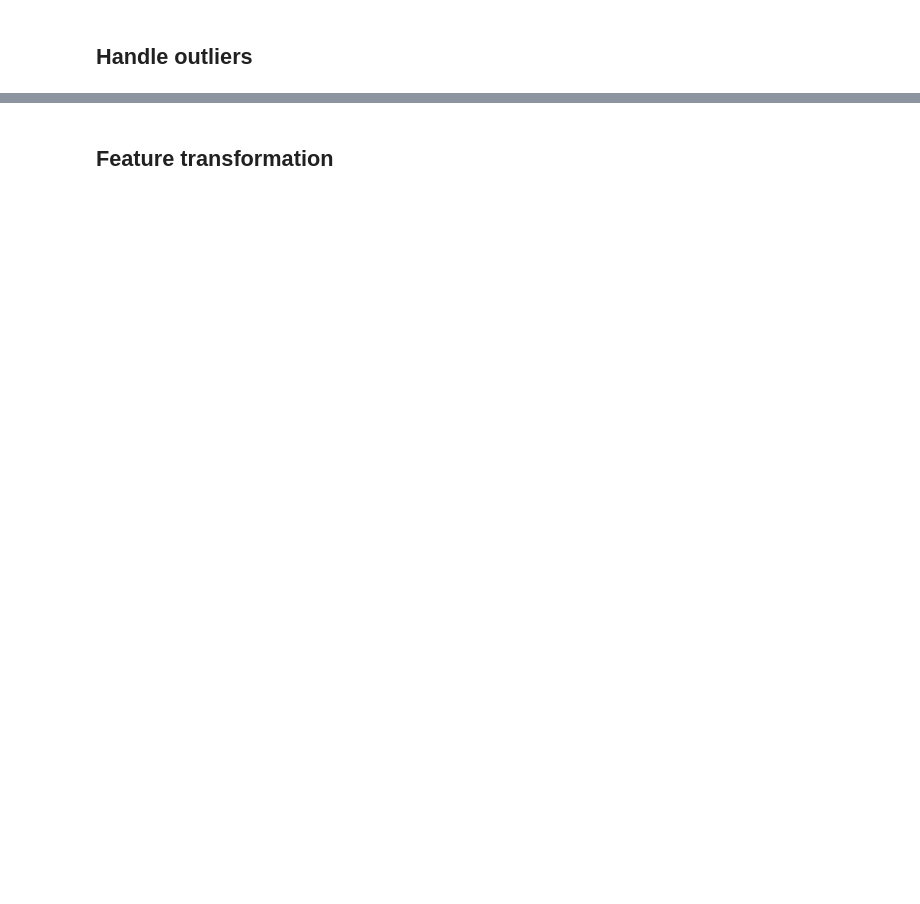
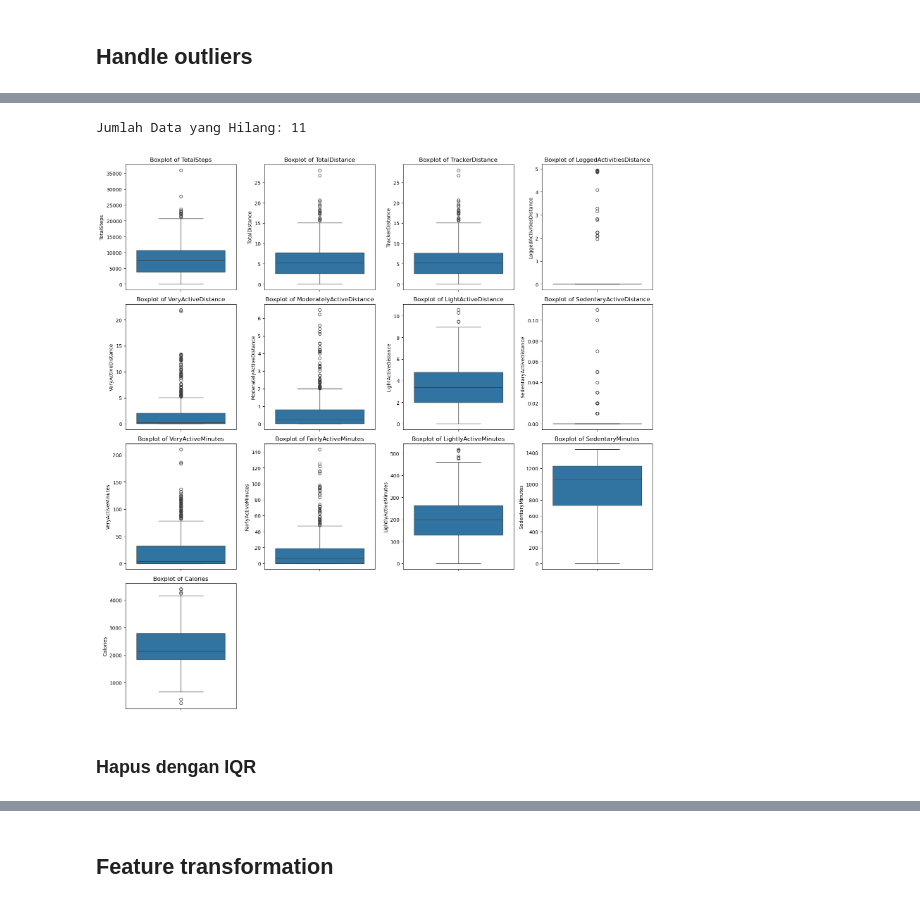
Before and after one commit to bintangphylosophie/Final-Project-Rakamin-FitBit-Tracker-Data, a Jupyter notebook: Preprocessing/Preprocessing_Asty.ipynb, the cells around one changed output, grey strips where cells are left out. Cells and saved outputs as stored; diff of their text form; code cells hidden in the pictures; blank space fills up the shorter version.

```diff
--- a/Preprocessing/Preprocessing_Asty.ipynb
+++ b/Preprocessing/Preprocessing_Asty.ipynb
@@ -8,0 +149,6 @@
+# %%
+col_with_outliers = [ 'TotalSteps', 'TotalDistance', 'TrackerDistance',
+       'LoggedActivitiesDistance', 'VeryActiveDistance',
+       'ModeratelyActiveDistance', 'LightActiveDistance',
+       'SedentaryActiveDistance', 'VeryActiveMinutes', 'FairlyActiveMinutes',
+       'LightlyActiveMinutes', 'Calories']
@@ -8,0 +157,8 @@
+# %%
+for col in col_with_outliers:
+    z_scores = np.abs((df[col] - df[col].mean()) / df[col].std())  # Calculate Z-scores for each column
+    dfz = df[z_scores < 3]
+# %%
+dfz = dfz.reset_index()
+dfz = dfz.drop(columns='index')
+dfz
@@ -8,0 +179,26 @@
+# %%
+print("Jumlah Data yang Hilang: "+str(len(df)-len(dfz)))
+# %% [output]
+Jumlah Data yang Hilang: 11
+# %%
+import matplotlib.pyplot as plt
+import seaborn as sns
+
+fig, axes = plt.subplots(ncols=4, nrows=4,  figsize=(16,16))
+axes = axes.flatten()
+# Membuat boxplot untuk setiap kolom numerik
+for i, col in enumerate(dfz.iloc[:, 1:].columns.tolist()):
+    sns.boxplot(data=dfz, y=col, ax=axes[i])
+    axes[i].set_title(f"Boxplot of {col}")
+    axes[i].set_xlabel('')
+
+# Turn off remaining empty subplots
+for j in range(i + 1, len(axes)):
+    axes[j].axis('off')
+# Menyesuaikan tata letak agar tidak saling tumpang tindih
+plt.tight_layout()
+plt.show()
+# %% [output]
+[figure, added]
+# %% [markdown]
+### Hapus dengan IQR
```
Also changed, not shown: parts of 54 cells of this notebook.
